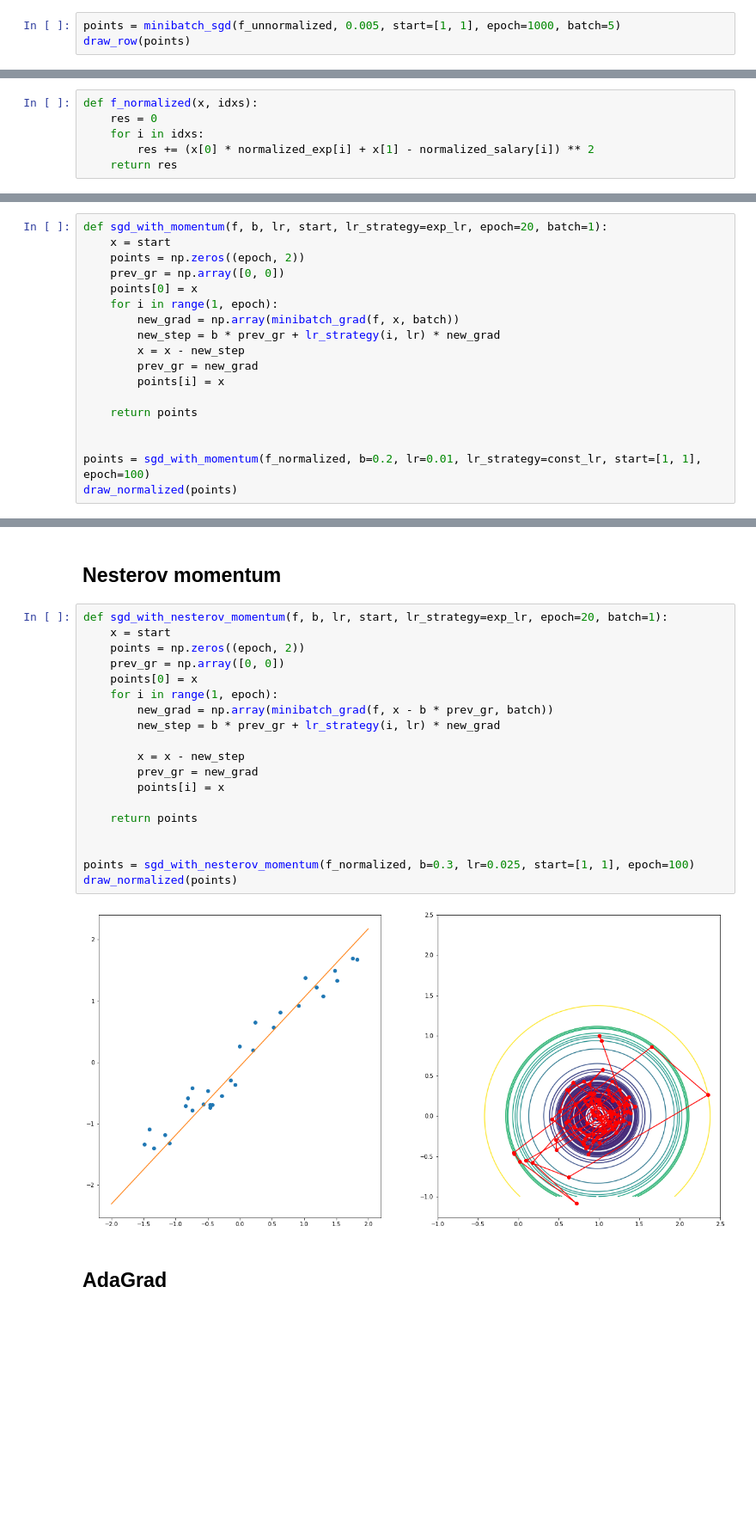
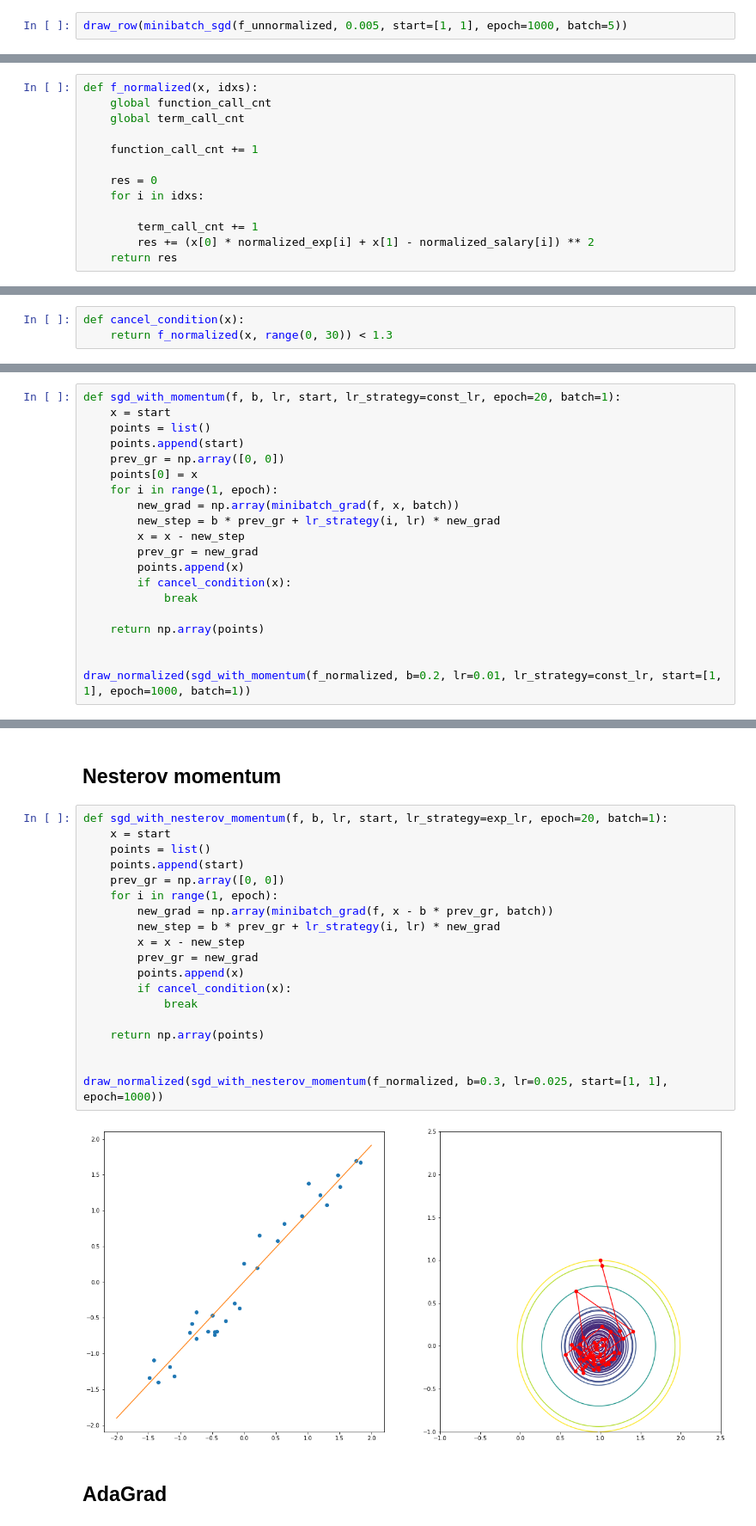
Before and after one commit to dzahbarov/opt-methods, a Jupyter notebook: lab2/lab2.ipynb, the cells around one changed output, grey strips where cells are left out. Shown at 86% size. Cells and saved outputs as stored; diff of their text form; blank space fills up the shorter version.

```diff
--- a/lab2/lab2.ipynb
+++ b/lab2/lab2.ipynb
@@ -102,4 +113,3 @@ draw_row(sgd(f_unnormalized, 0.025, start=[1, 1], epoch=1000))
 # %%
-points = minibatch_sgd(f_unnormalized, 0.005, start=[1, 1], epoch=1000, batch=5)
-draw_row(points)
+draw_row(minibatch_sgd(f_unnormalized, 0.005, start=[1, 1], epoch=1000, batch=5))
 # %% [output]
@@ -122,8 +132,15 @@ plt.plot(normalized_exp, normalized_salary, 'o')
 [figure]
 # %%
 def f_normalized(x, idxs):
+    global function_call_cnt
+    global term_call_cnt
+
+    function_call_cnt += 1
+
     res = 0
     for i in idxs:
+
+        term_call_cnt += 1
         res += (x[0] * normalized_exp[i] + x[1] - normalized_salary[i]) ** 2
     return res
 # %%
@@ -141,11 +158,15 @@ draw_normalized(minibatch_sgd(f_normalized, 0.1, start=[1, 1], epoch=1000, batch
 # %% [markdown]
 ## Задание 3
+# %%
+def cancel_condition(x):
+    return f_normalized(x, range(0, 30)) < 1.3
 # %% [markdown]
 ### Momentum
 # %%
-def sgd_with_momentum(f, b, lr, start, lr_strategy=exp_lr, epoch=20, batch=1):
+def sgd_with_momentum(f, b, lr, start, lr_strategy=const_lr, epoch=20, batch=1):
     x = start
-    points = np.zeros((epoch, 2))
+    points = list()
+    points.append(start)
     prev_gr = np.array([0, 0])
     points[0] = x
     for i in range(1, epoch):
@@ -153,11 +174,12 @@ def sgd_with_momentum(f, b, lr, start, lr_strategy=exp_lr, epoch=20, batch=1):
         new_step = b * prev_gr + lr_strategy(i, lr) * new_grad
         x = x - new_step
         prev_gr = new_grad
-        points[i] = x
+        points.append(x)
+        if cancel_condition(x):
+            break
 
-    return points
+    return np.array(points)
 
 
-points = sgd_with_momentum(f_normalized, b=0.2, lr=0.01, lr_strategy=const_lr, start=[1, 1], epoch=100)
-draw_normalized(points)
+draw_normalized(sgd_with_momentum(f_normalized, b=0.2, lr=0.01, lr_strategy=const_lr, start=[1, 1], epoch=1000, batch=1))
 # %% [output]
@@ -167,24 +189,24 @@ draw_normalized(points)
 # %%
 def sgd_with_nesterov_momentum(f, b, lr, start, lr_strategy=exp_lr, epoch=20, batch=1):
     x = start
-    points = np.zeros((epoch, 2))
+    points = list()
+    points.append(start)
     prev_gr = np.array([0, 0])
-    points[0] = x
     for i in range(1, epoch):
         new_grad = np.array(minibatch_grad(f, x - b * prev_gr, batch))
         new_step = b * prev_gr + lr_strategy(i, lr) * new_grad
-
         x = x - new_step
         prev_gr = new_grad
-        points[i] = x
+        points.append(x)
+        if cancel_condition(x):
+            break
 
-    return points
+    return np.array(points)
 
 
-points = sgd_with_nesterov_momentum(f_normalized, b=0.3, lr=0.025, start=[1, 1], epoch=100)
-draw_normalized(points)
+draw_normalized(sgd_with_nesterov_momentum(f_normalized, b=0.3, lr=0.025, start=[1, 1], epoch=1000))
 # %% [output]
-[figure, old version]
+[figure, new version]
 # %% [markdown]
 ## AdaGrad
 # %%
```
Also changed, not shown: parts of 43 cells of this notebook.
